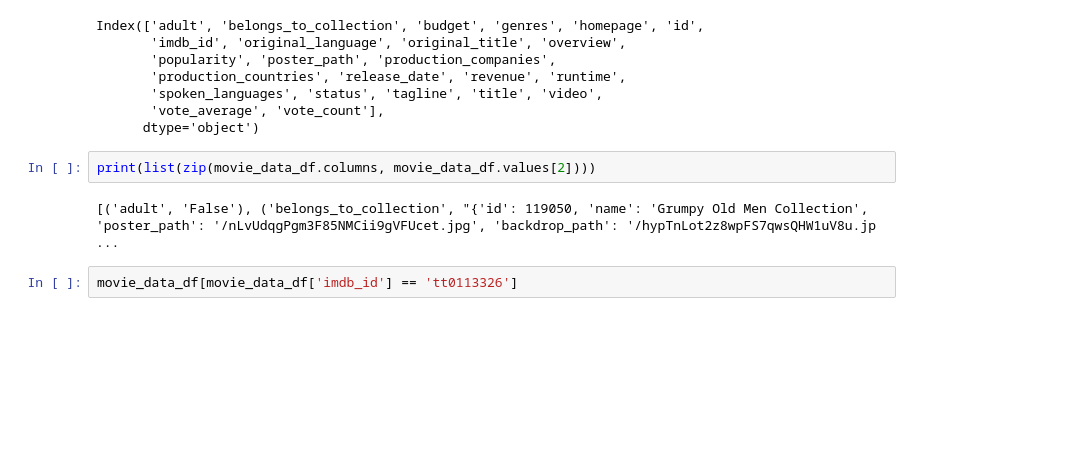
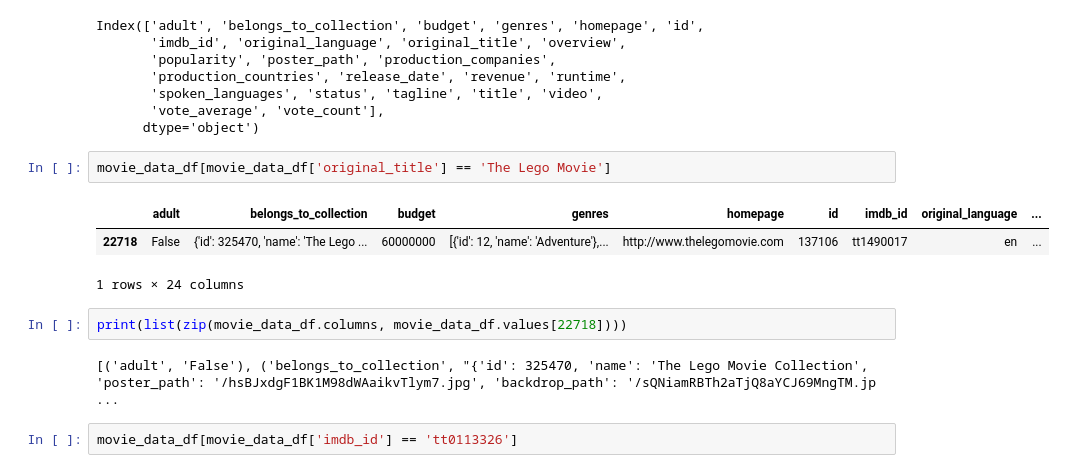
Before and after one commit to viviancaiyw/CS4300, a Jupyter notebook: data/titles_analysis.ipynb, the cells around one changed output. Cells and saved outputs as stored; diff of their text form; blank space fills up the shorter version.

```diff
--- a/data/titles_analysis.ipynb
+++ b/data/titles_analysis.ipynb
@@ -175,10 +175,16 @@ Index(['adult', 'belongs_to_collection', 'budget', 'genres', 'homepage', 'id',
        'spoken_languages', 'status', 'tagline', 'title', 'video',
        'vote_average', 'vote_count'],
       dtype='object')
-# %%
-print(list(zip(movie_data_df.columns, movie_data_df.values[2])))
-# %% [output]
-[('adult', 'False'), ('belongs_to_collection', "{'id': 119050, 'name': 'Grumpy Old Men Collection', 'poster_path': '/nLvUdqgPgm3F85NMCii9gVFUcet.jpg', 'backdrop_path': '/hypTnLot2z8wpFS7qwsQHW1uV8u.jp ...
+# %%
+movie_data_df[movie_data_df['original_title'] == 'The Lego Movie']
+# %% [output]
+|  | adult | belongs_to_collection | budget | genres | homepage | id | imdb_id | original_language | ... |
+| 22718 | False | {'id': 325470, 'name': 'The Lego ... | 60000000 | [{'id': 12, 'name': 'Adventure'},... | http://www.thelegomovie.com | 137106 | tt1490017 | en | ... |
+1 rows × 24 columns
+# %%
+print(list(zip(movie_data_df.columns, movie_data_df.values[22718])))
+# %% [output]
+[('adult', 'False'), ('belongs_to_collection', "{'id': 325470, 'name': 'The Lego Movie Collection', 'poster_path': '/hsBJxdgF1BK1M98dWAaikvTlym7.jpg', 'backdrop_path': '/sQNiamRBTh2aTjQ8aYCJ69MngTM.jp ...
 # %%
 movie_data_df[movie_data_df['imdb_id'] == 'tt0113326']
 # %% [output]
```
Also changed, not shown: parts of 33 cells of this notebook, 11 other files.
